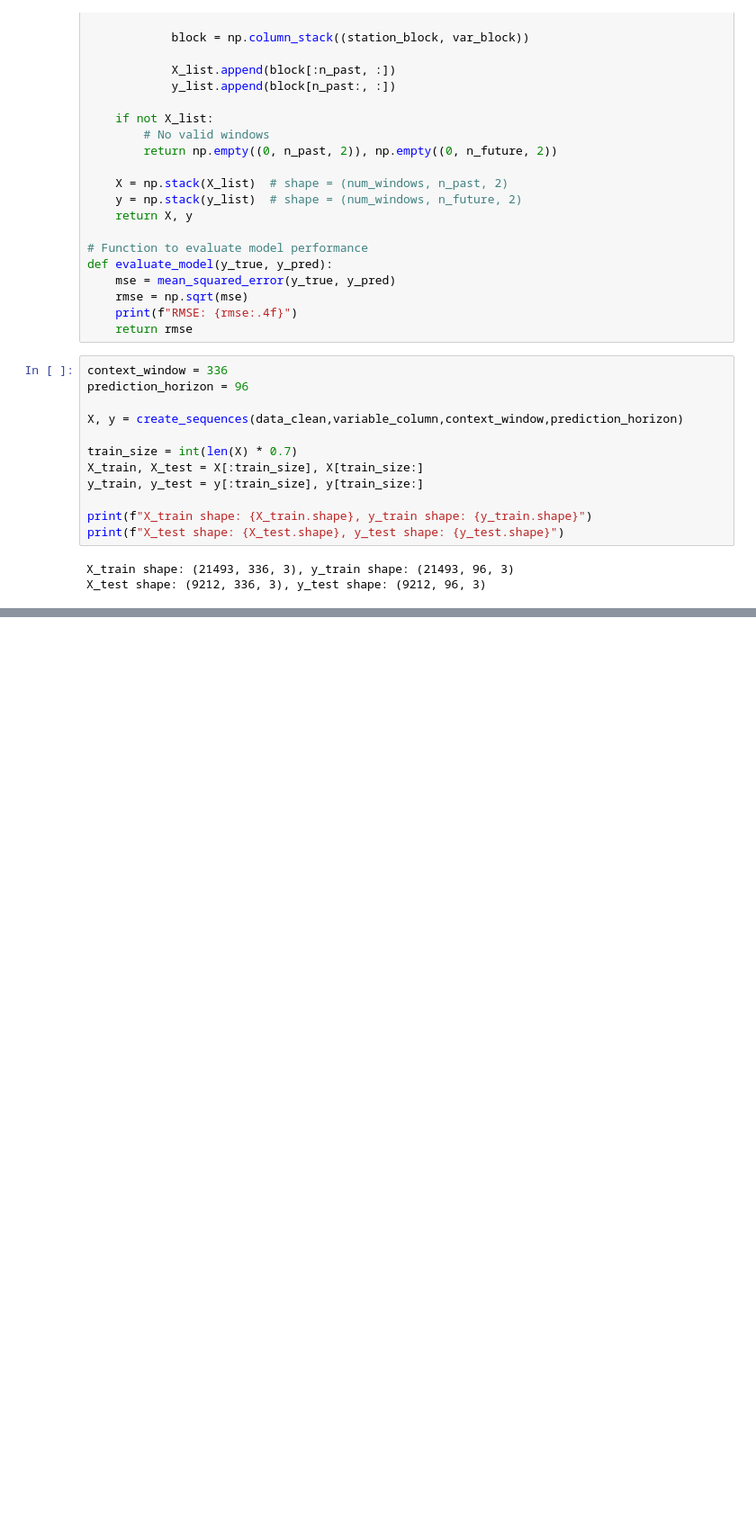
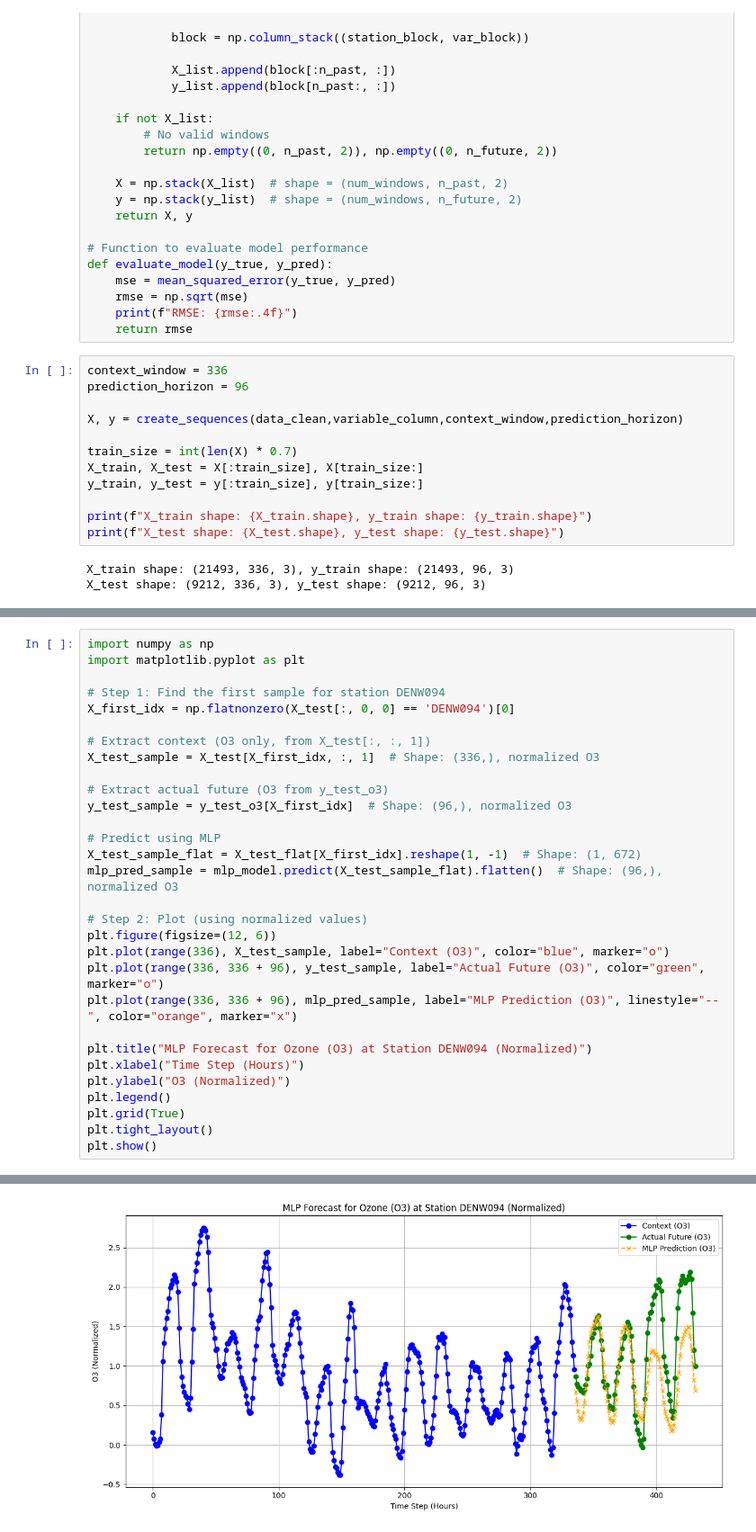
Before and after one commit to engelsm/mless_fork, a Jupyter notebook: homework2/Task_2_MLP.ipynb, the cells around one changed output, grey strips where cells are left out. Shown at 90% size. Drawn from its saved outputs; the diff is of its cells as text; blank space fills up the shorter version.

```diff
--- a/homework2/Task_2_MLP.ipynb
+++ b/homework2/Task_2_MLP.ipynb
@@ -413,0 +243,31 @@ files.download(csv_file)
+# %%
+import numpy as np
+import matplotlib.pyplot as plt
+
+# Step 1: Find the first sample for station DENW094
+X_first_idx = np.flatnonzero(X_test[:, 0, 0] == 'DENW094')[0]
+
+# Extract context (O3 only, from X_test[:, :, 1])
+X_test_sample = X_test[X_first_idx, :, 1]  # Shape: (336,), normalized O3
+
+# Extract actual future (O3 from y_test_o3)
+y_test_sample = y_test_o3[X_first_idx]  # Shape: (96,), normalized O3
+
+# Predict using MLP
+X_test_sample_flat = X_test_flat[X_first_idx].reshape(1, -1)  # Shape: (1, 672)
+mlp_pred_sample = mlp_model.predict(X_test_sample_flat).flatten()  # Shape: (96,), normalized O3
+
+# Step 2: Plot (using normalized values)
+plt.figure(figsize=(12, 6))
+plt.plot(range(336), X_test_sample, label="Context (O3)", color="blue", marker="o")
+plt.plot(range(336, 336 + 96), y_test_sample, label="Actual Future (O3)", color="green", marker="o")
+plt.plot(range(336, 336 + 96), mlp_pred_sample, label="MLP Prediction (O3)", linestyle="--", color="orange", marker="x")
+
+plt.title("MLP Forecast for Ozone (O3) at Station DENW094 (Normalized)")
+plt.xlabel("Time Step (Hours)")
+plt.ylabel("O3 (Normalized)")
+plt.legend()
+plt.grid(True)
+plt.tight_layout()
+plt.show()
+# %% [output]
@@ -413,0 +275 @@ files.download(csv_file)
+[figure, added]
```
Also changed, not shown: parts of 27 cells of this notebook.
